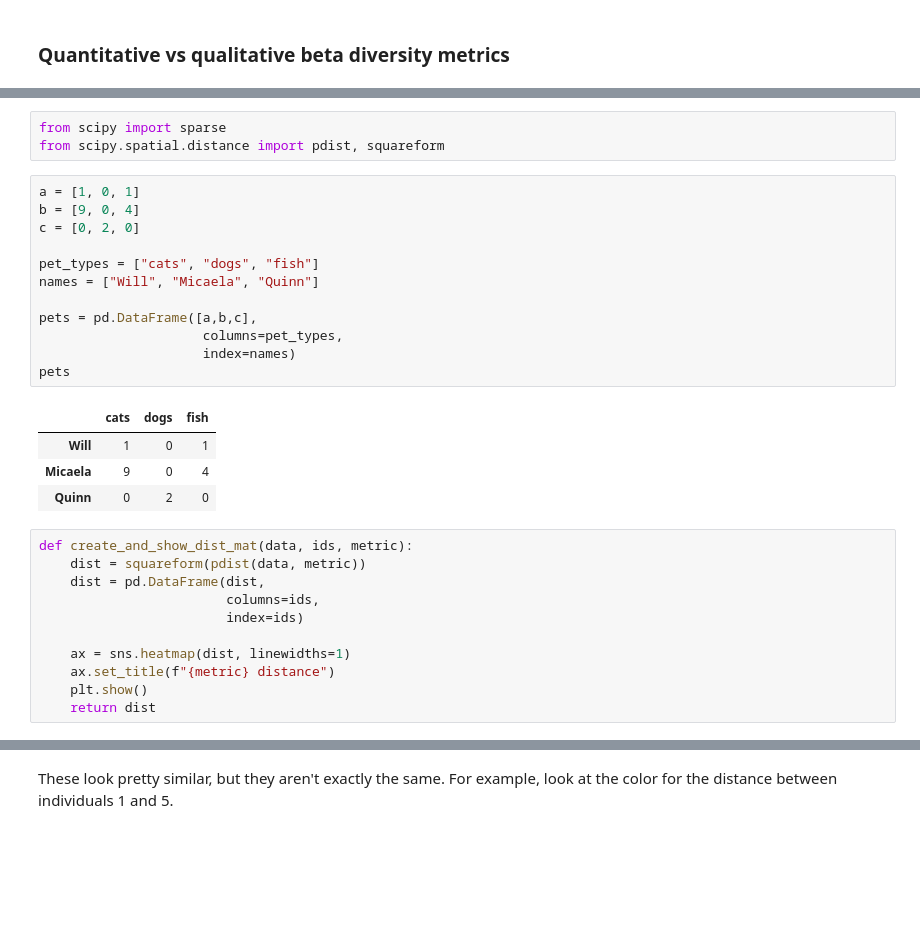
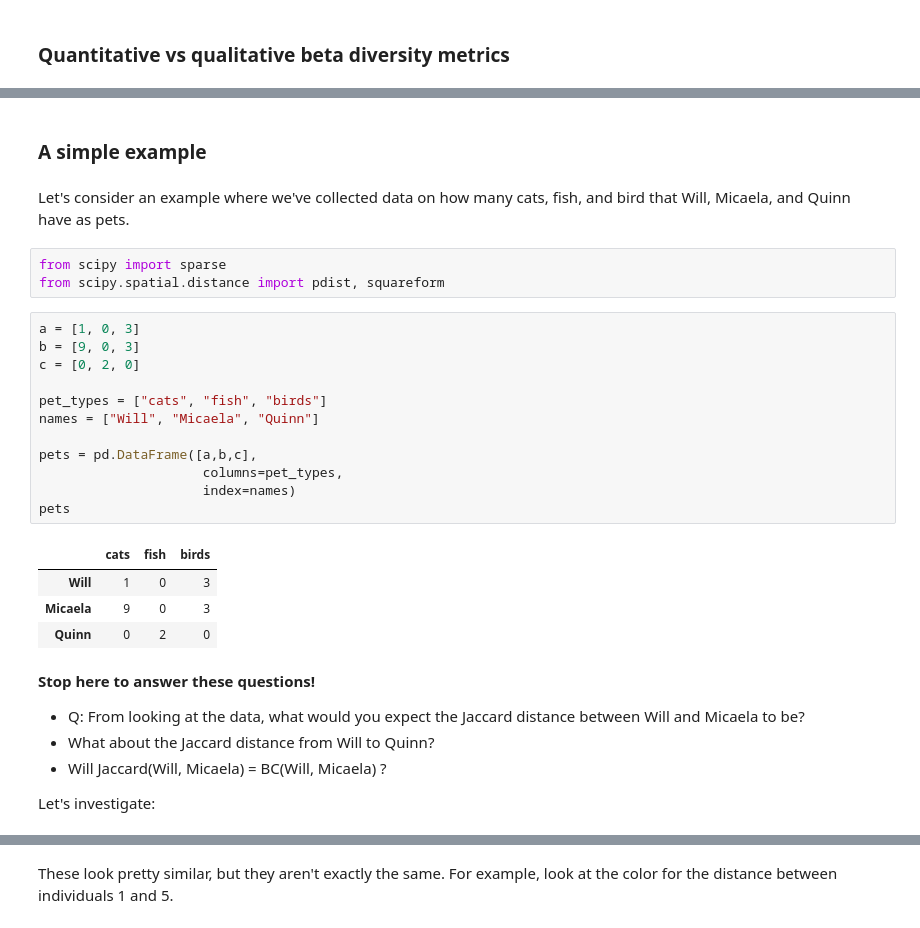
Before and after one commit to sterrettJD/CSCI-6118-Project, a Jupyter notebook: Notebooks/Beta-diversity.ipynb, the cells around one changed output, grey strips where cells are left out. Drawn from its saved outputs; the diff is of its cells as text; blank space fills up the shorter version.

```diff
--- a/Notebooks/Beta-diversity.ipynb
+++ b/Notebooks/Beta-diversity.ipynb
@@ -55,31 +68,31 @@ Some beta diversity metrics look at what taxa are present, but others look at ho
+# %% [markdown]
+### A simple example
+# %% [markdown]
+Let's consider an example where we've collected data on how many cats, fish, and bird that Will, Micaela, and Quinn have as pets.
 # %%
 from scipy import sparse
 from scipy.spatial.distance import pdist, squareform
 # %%
-a = [1, 0, 1]
-b = [9, 0, 4]
+a = [1, 0, 3]
+b = [9, 0, 3]
 c = [0, 2, 0]
 
-pet_types = ["cats", "dogs", "fish"]
+pet_types = ["cats", "fish", "birds"]
 names = ["Will", "Micaela", "Quinn"]
 
 pets = pd.DataFrame([a,b,c],
                      columns=pet_types,
                      index=names)
 pets
 # %% [output]
-|  | cats | dogs | fish |
-| Will | 1 | 0 | 1 |
-| Micaela | 9 | 0 | 4 |
+|  | cats | fish | birds |
+| Will | 1 | 0 | 3 |
+| Micaela | 9 | 0 | 3 |
 | Quinn | 0 | 2 | 0 |
-# %%
-def create_and_show_dist_mat(data, ids, metric):
-    dist = squareform(pdist(data, metric))
-    dist = pd.DataFrame(dist,
-                        columns=ids,
-                        index=ids)
-
-    ax = sns.heatmap(dist, linewidths=1)
-    ax.set_title(f"{metric} distance")
-    plt.show()
-    return dist
+# %% [markdown]
+**Stop here to answer these questions!**
+- Q: From looking at the data, what would you expect the Jaccard distance between Will and Micaela to be?
+- What about the Jaccard distance from Will to Quinn?
+- Will Jaccard(Will, Micaela) = BC(Will, Micaela) ?
+
+Let's investigate:
```
Also changed, not shown: parts of 10 cells of this notebook.
